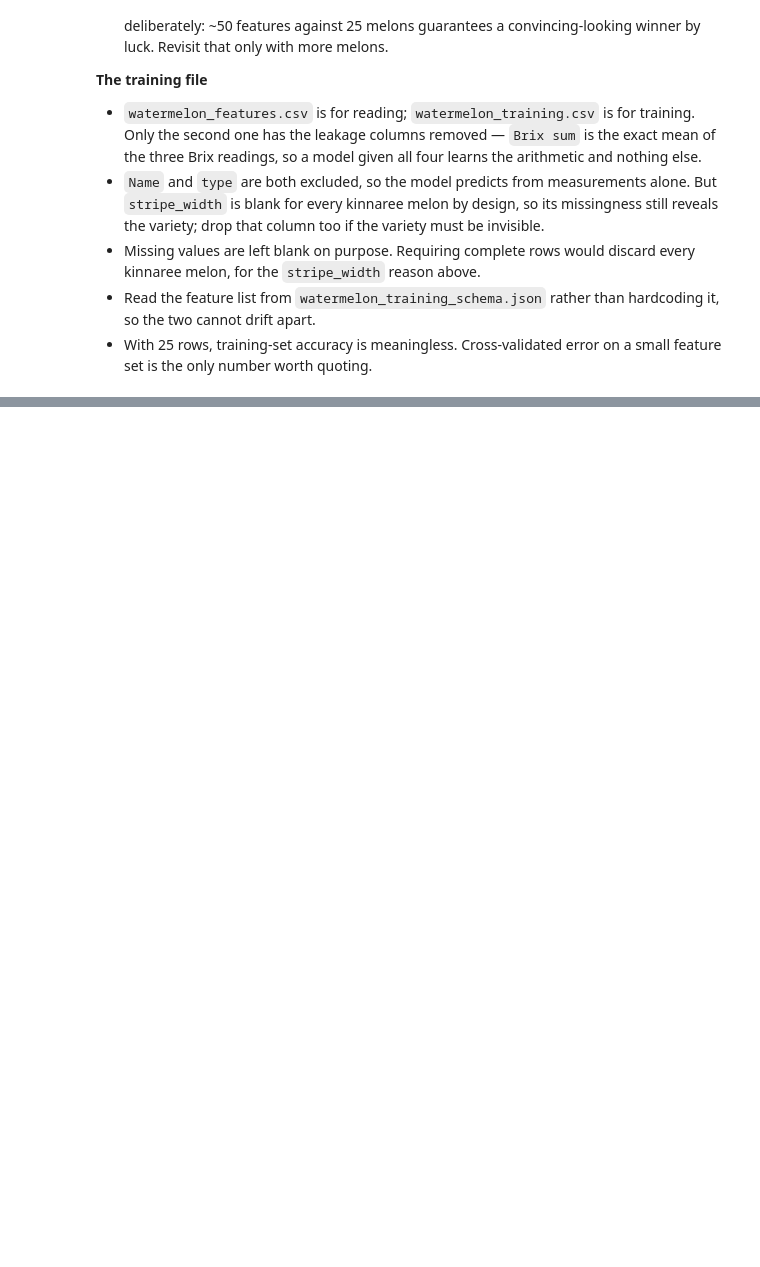
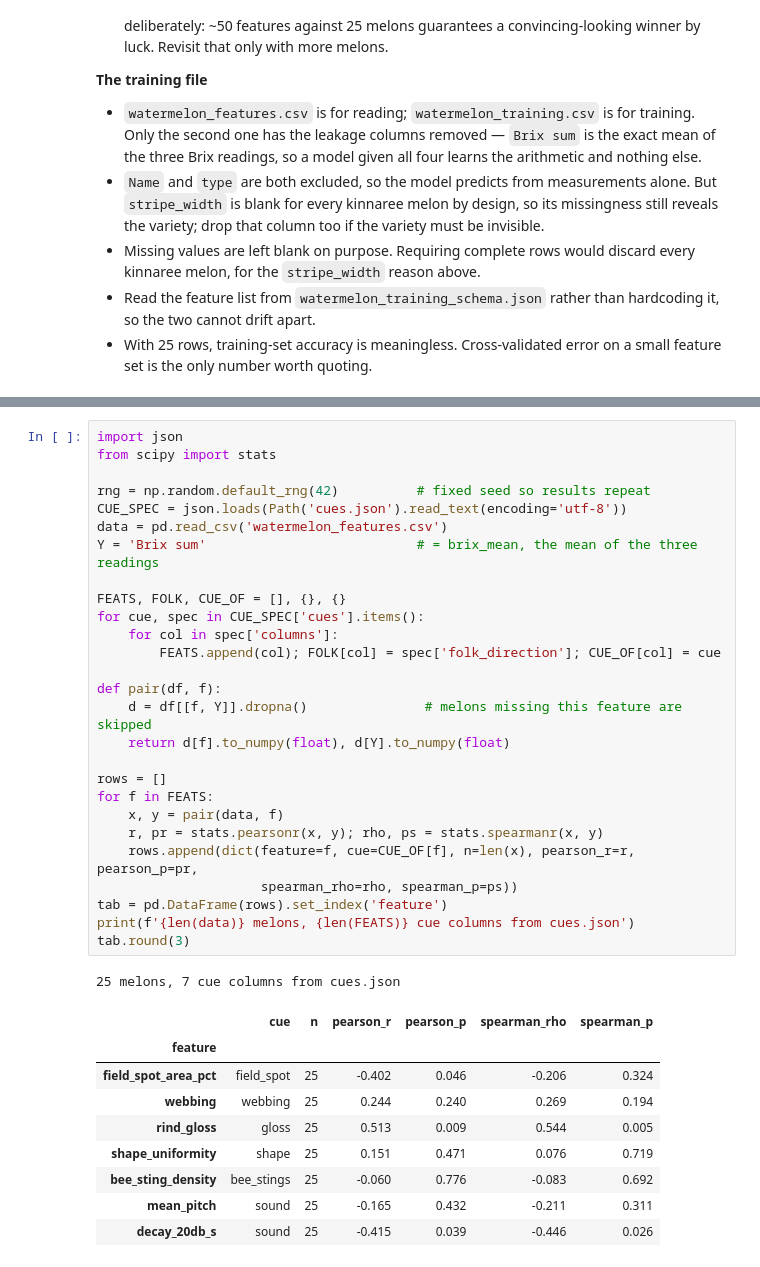
Before and after one commit to Some10n3/Watermelon, a Jupyter notebook: watermelon_features.ipynb, the cells around one changed output, grey strips where cells are left out. Saved outputs shown, nothing was run; the diff lists cells and outputs as text; blank space fills up the shorter version.

```diff
--- a/watermelon_features.ipynb
+++ b/watermelon_features.ipynb
@@ -1812,0 +1829,38 @@ wrote cues.json  (10 complete columns available)
+# %%
+import json
+from scipy import stats
+
+rng = np.random.default_rng(42)          # fixed seed so results repeat
+CUE_SPEC = json.loads(Path('cues.json').read_text(encoding='utf-8'))
+data = pd.read_csv('watermelon_features.csv')
+Y = 'Brix sum'                           # = brix_mean, the mean of the three readings
+
+FEATS, FOLK, CUE_OF = [], {}, {}
+for cue, spec in CUE_SPEC['cues'].items():
+    for col in spec['columns']:
+        FEATS.append(col); FOLK[col] = spec['folk_direction']; CUE_OF[col] = cue
+
+def pair(df, f):
+    d = df[[f, Y]].dropna()               # melons missing this feature are skipped
+    return d[f].to_numpy(float), d[Y].to_numpy(float)
+
+rows = []
+for f in FEATS:
+    x, y = pair(data, f)
+    r, pr = stats.pearsonr(x, y); rho, ps = stats.spearmanr(x, y)
+    rows.append(dict(feature=f, cue=CUE_OF[f], n=len(x), pearson_r=r, pearson_p=pr,
+                     spearman_rho=rho, spearman_p=ps))
+tab = pd.DataFrame(rows).set_index('feature')
+print(f'{len(data)} melons, {len(FEATS)} cue columns from cues.json')
+tab.round(3)
+# %% [output]
+25 melons, 7 cue columns from cues.json
+|  | cue | n | pearson_r | pearson_p | spearman_rho | spearman_p |
+| feature |  |  |  |  |  |  |
+| field_spot_area_pct | field_spot | 25 | -0.402 | 0.046 | -0.206 | 0.324 |
+| webbing | webbing | 25 | 0.244 | 0.240 | 0.269 | 0.194 |
+| rind_gloss | gloss | 25 | 0.513 | 0.009 | 0.544 | 0.005 |
+| shape_uniformity | shape | 25 | 0.151 | 0.471 | 0.076 | 0.719 |
+| bee_sting_density | bee_stings | 25 | -0.060 | 0.776 | -0.083 | 0.692 |
+| mean_pitch | sound | 25 | -0.165 | 0.432 | -0.211 | 0.311 |
+| decay_20db_s | sound | 25 | -0.415 | 0.039 | -0.446 | 0.026 |
```
Also changed, not shown: parts of 19 cells of this notebook.
